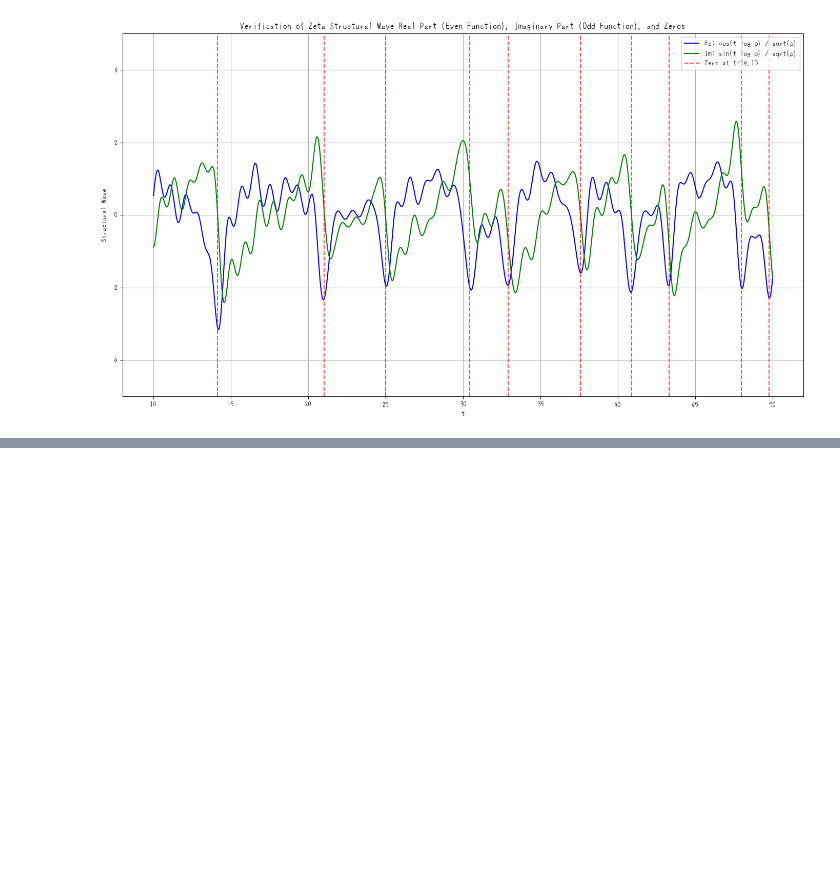
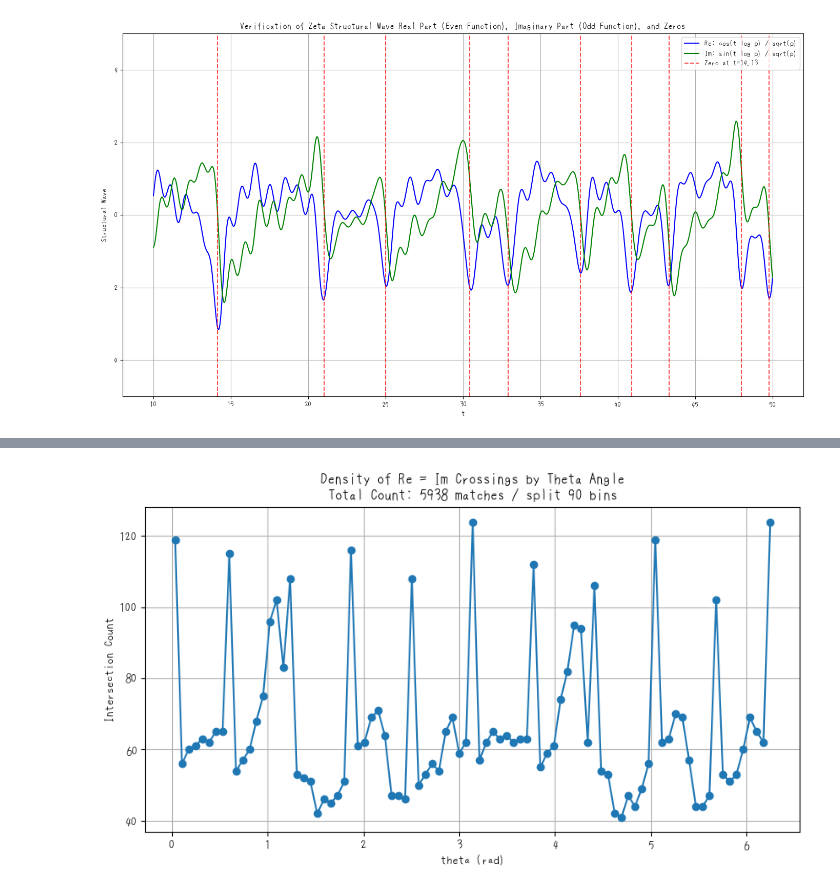
Before and after one commit to Deskuma/riemann-hypothesis-ai, a Jupyter notebook: src/py/graph/PHZ_prime_wave.ipynb, the cells around one changed output, grey strips where cells are left out. Drawn from its saved outputs; the diff is of its cells as text; code cells hidden in the pictures; blank space fills up the shorter version.

```diff
--- a/src/py/graph/PHZ_prime_wave.ipynb
+++ b/src/py/graph/PHZ_prime_wave.ipynb
@@ -537,0 +677,27 @@ plt.close(fig)
+# %%
+SPLIT_COUNT = 90  # 分割数
+# %%
+# Density of intersections by angle
+# 角度ごとの交点の密度
+import matplotlib.pyplot as plt
+
+# θ軸を小区間に分割して密度（頻度）を計算
+theta_bins = np.linspace(0, 2 * np.pi, SPLIT_COUNT)
+theta_counts, _ = np.histogram(thetas, bins=theta_bins)
+
+# 中心値を算出
+theta_bin_centers = 0.5 * (theta_bins[1:] + theta_bins[:-1])
+
+# プロット
+plt.figure(figsize=(10, 5))
+plt.plot(theta_bin_centers, theta_counts, marker='o', linestyle='-')
+plt.xlabel("theta (rad)")
+plt.ylabel("Intersection Count")
+plt.title(f"Density of Re = Im Crossings by Theta Angle\n"
+             f"Total Count: {len(matches)} matches / split {SPLIT_COUNT} bins")
+plt.grid(True)
+# save the plot
+plt.savefig(f"__PHZ_prime_crossing_density-v0-s={SPLIT_COUNT}.png", dpi=300, bbox_inches="tight")
+plt.show()
+# %% [output]
+[figure, added]
```
Also changed, not shown: parts of 12 cells of this notebook, 23 other files.
